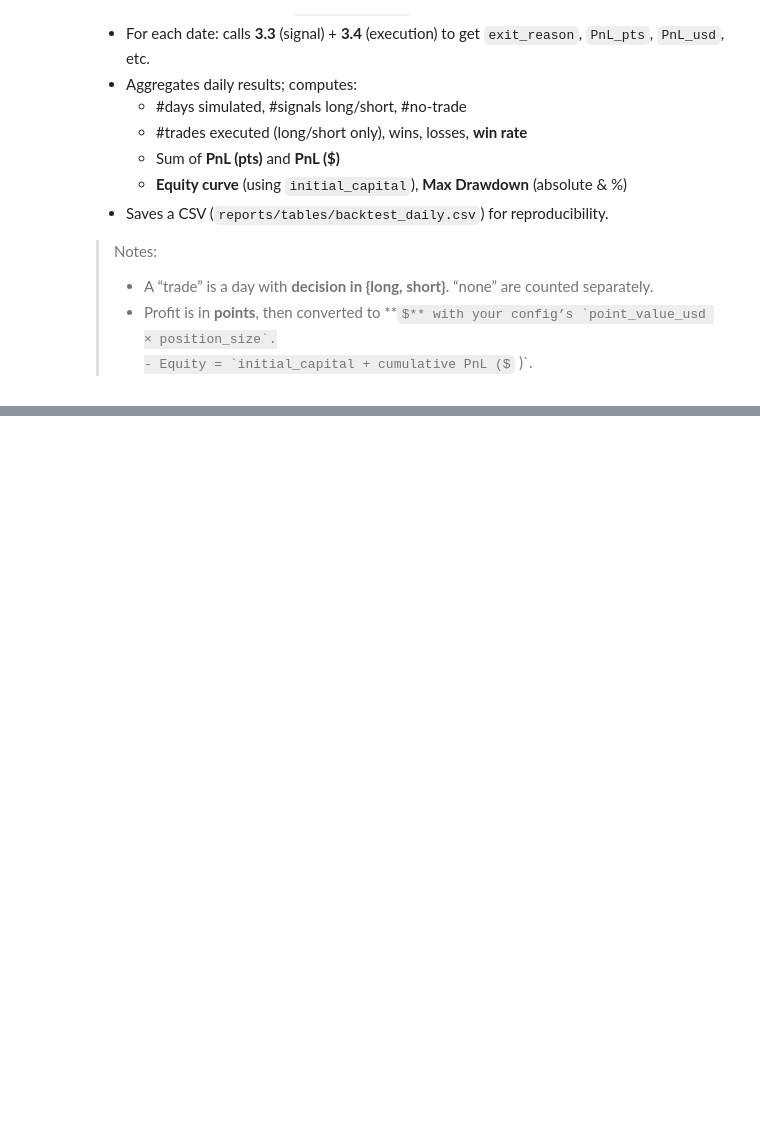
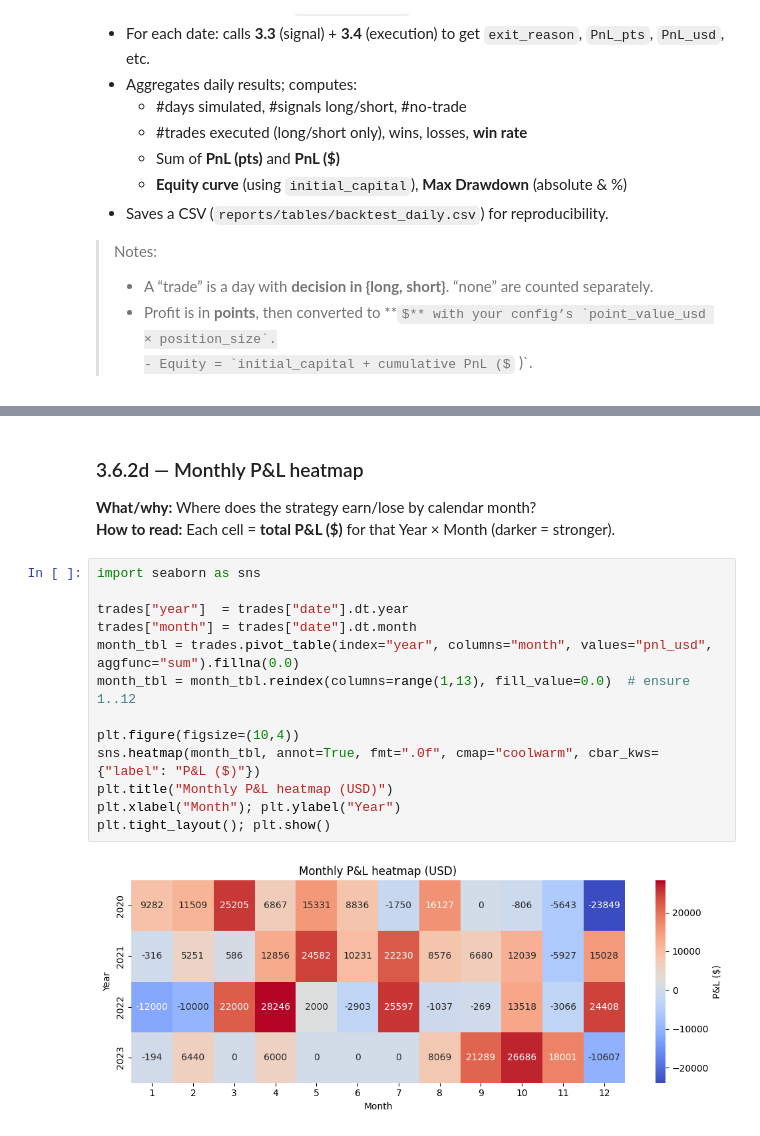
Before and after one commit to Mbaka11/OpeningRange, a Jupyter notebook: notebooks/03_baseline_backtest.ipynb, the cells around one changed output, grey strips where cells are left out. Cells and saved outputs as stored; diff of their text form; some formulas as TeX source; blank space fills up the shorter version.

```diff
--- a/notebooks/03_baseline_backtest.ipynb
+++ b/notebooks/03_baseline_backtest.ipynb
@@ -787,0 +978,19 @@ KeyboardInterrupt:
+# %% [markdown]
+### 3.6.2d — Monthly P&L heatmap
+**What/why:** Where does the strategy earn/lose by calendar month?
+**How to read:** Each cell = **total P&L ($)** for that Year × Month (darker = stronger).
+# %%
+import seaborn as sns
+
+trades["year"]  = trades["date"].dt.year
+trades["month"] = trades["date"].dt.month
+month_tbl = trades.pivot_table(index="year", columns="month", values="pnl_usd", aggfunc="sum").fillna(0.0)
+month_tbl = month_tbl.reindex(columns=range(1,13), fill_value=0.0)  # ensure 1..12
+
+plt.figure(figsize=(10,4))
+sns.heatmap(month_tbl, annot=True, fmt=".0f", cmap="coolwarm", cbar_kws={"label": "P&L ($)"})
+plt.title("Monthly P&L heatmap (USD)")
+plt.xlabel("Month"); plt.ylabel("Year")
+plt.tight_layout(); plt.show()
+# %% [output]
+[figure, added]
```
Also changed, not shown: parts of 23 cells of this notebook.
